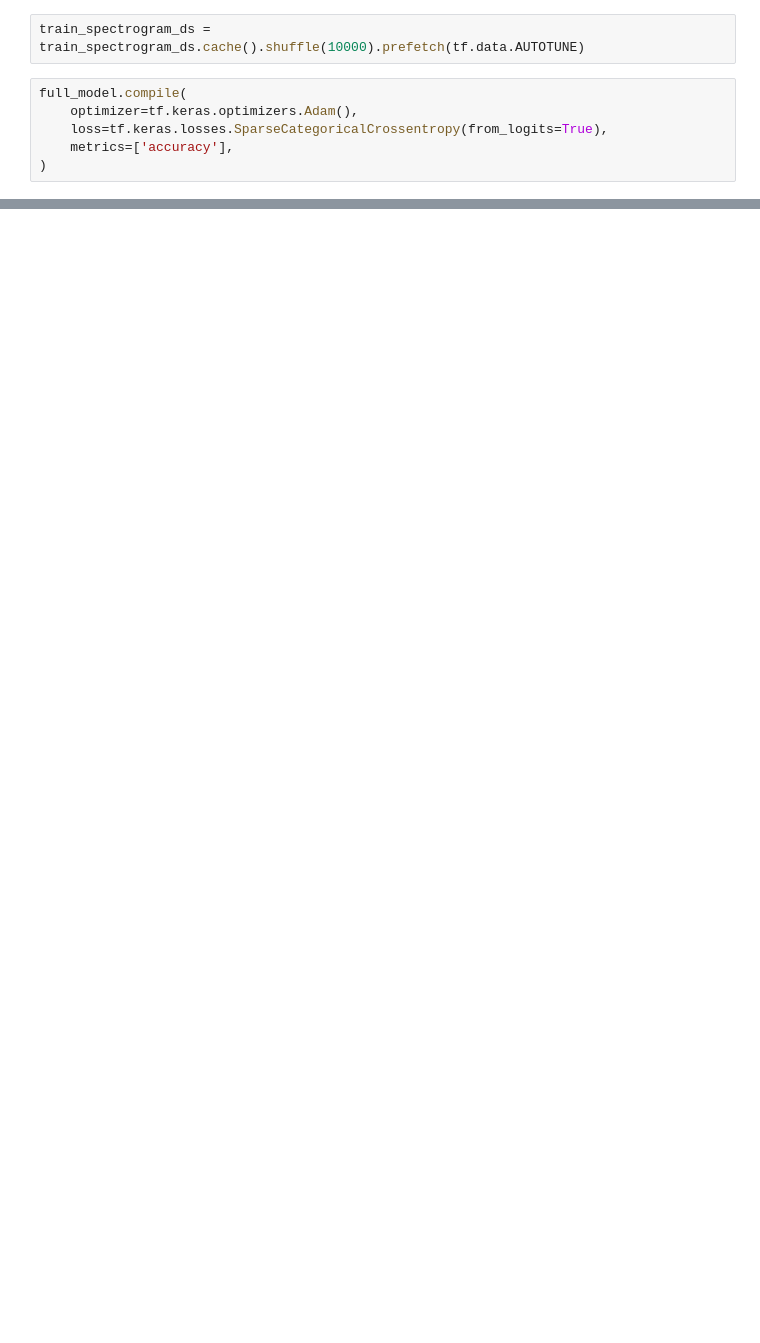
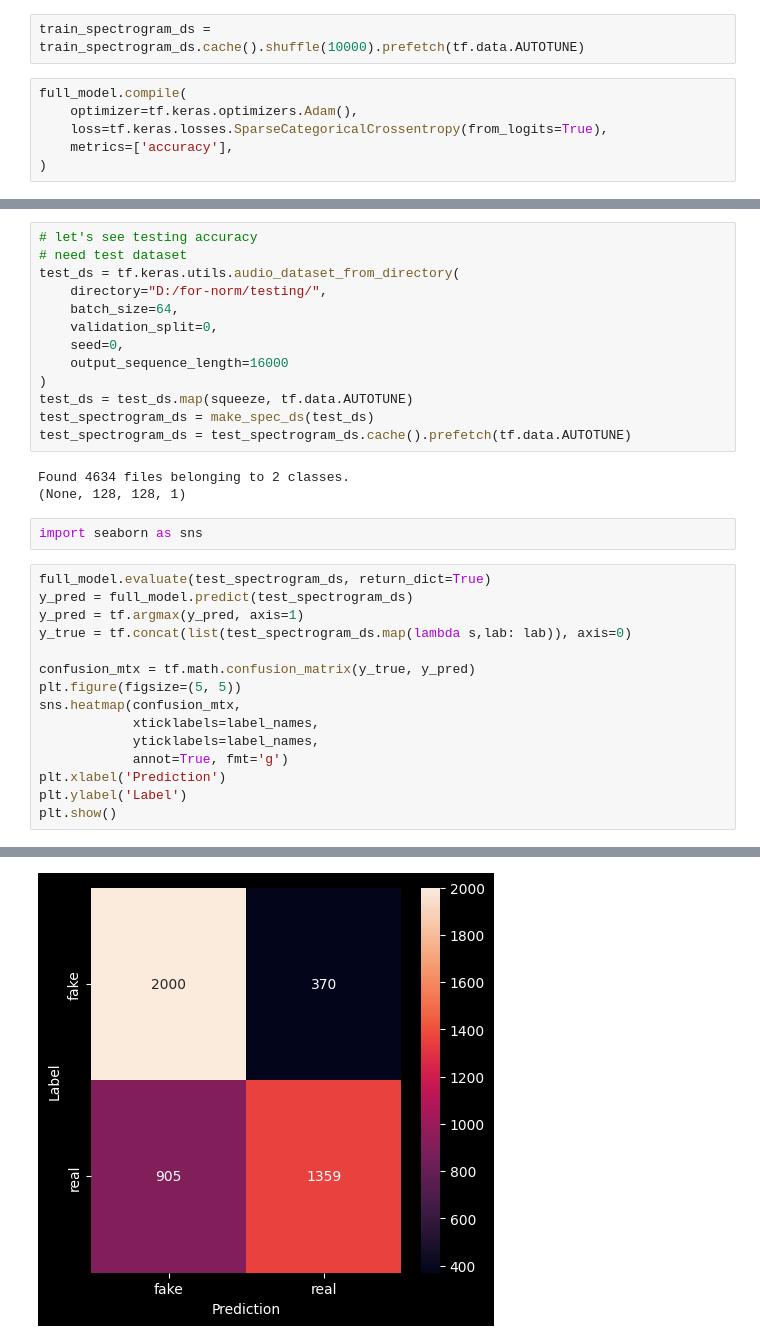
Before and after one commit to bameroncaird/deepsonar, a Jupyter notebook: autoencoder/test_pretrained_AE.ipynb, the cells around one changed output, grey strips where cells are left out. Drawn from its saved outputs; the diff is of its cells as text; blank space fills up the shorter version.

```diff
--- a/autoencoder/test_pretrained_AE.ipynb
+++ b/autoencoder/test_pretrained_AE.ipynb
@@ -473,0 +510,34 @@ ValueError: in user code:
+# %%
+# let's see testing accuracy
+# need test dataset
+test_ds = tf.keras.utils.audio_dataset_from_directory(
+    directory="D:/for-norm/testing/",
+    batch_size=64,
+    validation_split=0,
+    seed=0,
+    output_sequence_length=16000
+)
+test_ds = test_ds.map(squeeze, tf.data.AUTOTUNE)
+test_spectrogram_ds = make_spec_ds(test_ds)
+test_spectrogram_ds = test_spectrogram_ds.cache().prefetch(tf.data.AUTOTUNE)
+# %% [output]
+Found 4634 files belonging to 2 classes.
+(None, 128, 128, 1)
+# %%
+import seaborn as sns
+# %%
+full_model.evaluate(test_spectrogram_ds, return_dict=True)
+y_pred = full_model.predict(test_spectrogram_ds)
+y_pred = tf.argmax(y_pred, axis=1)
+y_true = tf.concat(list(test_spectrogram_ds.map(lambda s,lab: lab)), axis=0)
+
+confusion_mtx = tf.math.confusion_matrix(y_true, y_pred)
+plt.figure(figsize=(5, 5))
+sns.heatmap(confusion_mtx,
+            xticklabels=label_names,
+            yticklabels=label_names,
+            annot=True, fmt='g')
+plt.xlabel('Prediction')
+plt.ylabel('Label')
+plt.show()
+# %% [output]
@@ -473,0 +547 @@ ValueError: in user code:
+[figure, added]
```
Also changed, not shown: parts of 16 cells of this notebook.
